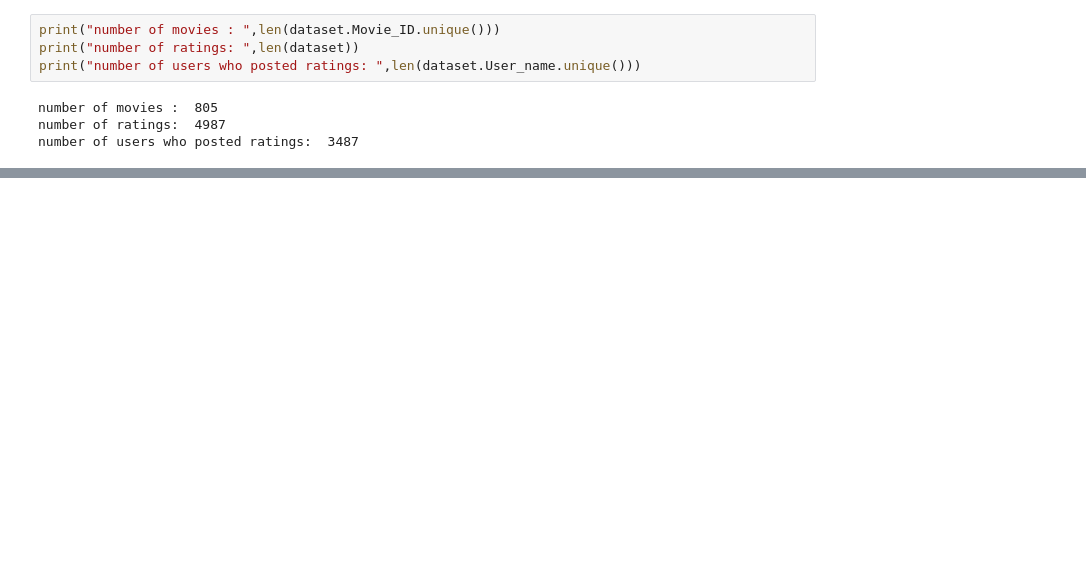
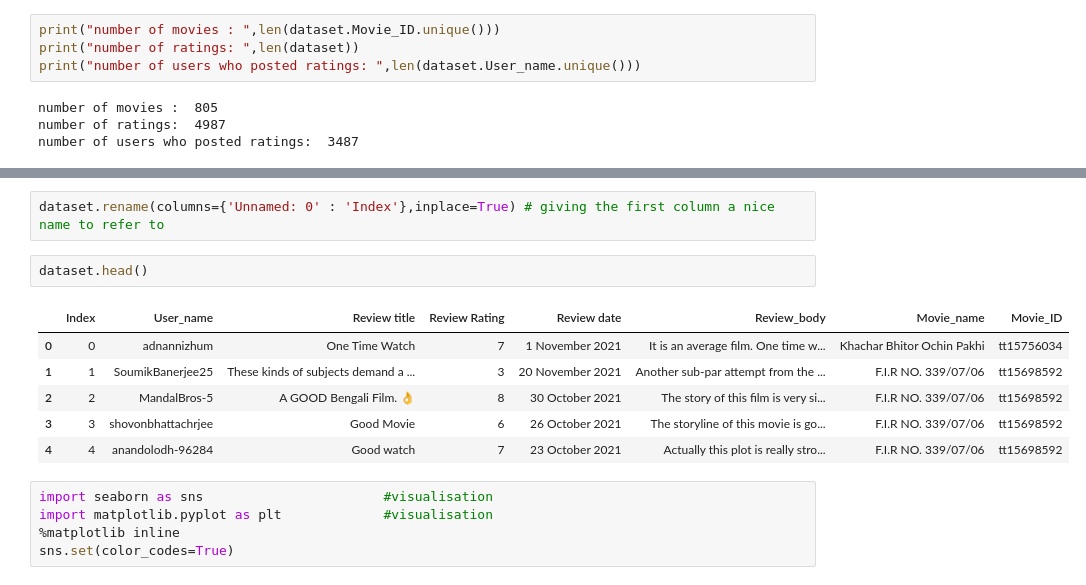
Before and after one commit to Codernob/Bangla-Movie-Recommender-System, a Jupyter notebook: Data Collection/imdb/analysis.ipynb, the cells around one changed output, grey strips where cells are left out. Saved outputs shown, nothing was run; the diff lists cells and outputs as text; blank space fills up the shorter version.

```diff
--- a/Data Collection/imdb/analysis.ipynb
+++ b/Data Collection/imdb/analysis.ipynb
@@ -22,0 +53,16 @@ number of users who posted ratings:  3487
+# %%
+dataset.rename(columns={'Unnamed: 0' : 'Index'},inplace=True) # giving the first column a nice name to refer to
+# %%
+dataset.head()
+# %% [output]
+|  | Index | User_name | Review title | Review Rating | Review date | Review_body | Movie_name | Movie_ID |
+| 0 | 0 | adnannizhum | One Time Watch | 7 | 1 November 2021 | It is an average film. One time w... | Khachar Bhitor Ochin Pakhi | tt15756034 |
+| 1 | 1 | SoumikBanerjee25 | These kinds of subjects demand a ... | 3 | 20 November 2021 | Another sub-par attempt from the ... | F.I.R NO. 339/07/06 | tt15698592 |
+| 2 | 2 | MandalBros-5 | A GOOD Bengali Film. 👌 | 8 | 30 October 2021 | The story of this film is very si... | F.I.R NO. 339/07/06 | tt15698592 |
+| 3 | 3 | shovonbhattachrjee | Good Movie | 6 | 26 October 2021 | The storyline of this movie is go... | F.I.R NO. 339/07/06 | tt15698592 |
+| 4 | 4 | anandolodh-96284 | Good watch | 7 | 23 October 2021 | Actually this plot is really stro... | F.I.R NO. 339/07/06 | tt15698592 |
+# %%
+import seaborn as sns                       #visualisation
+import matplotlib.pyplot as plt             #visualisation
+%matplotlib inline
+sns.set(color_codes=True)
```
Also changed, not shown: parts of 5 cells of this notebook.
